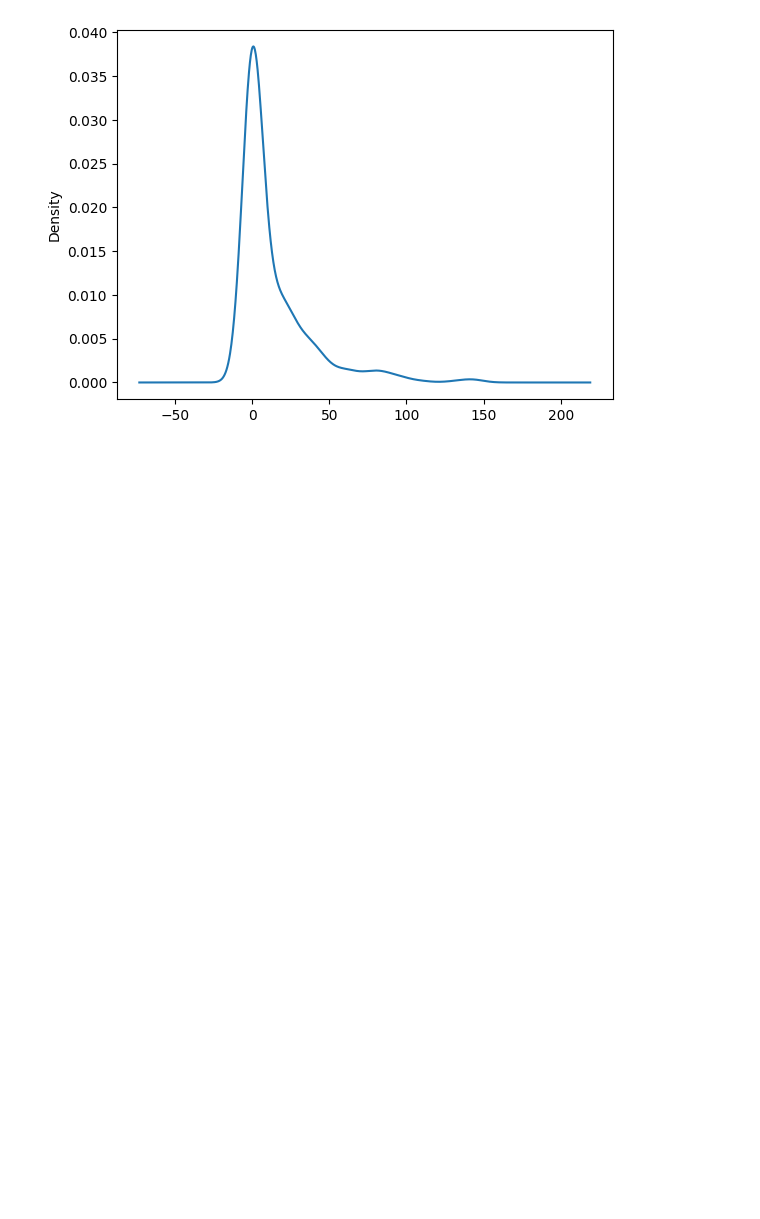
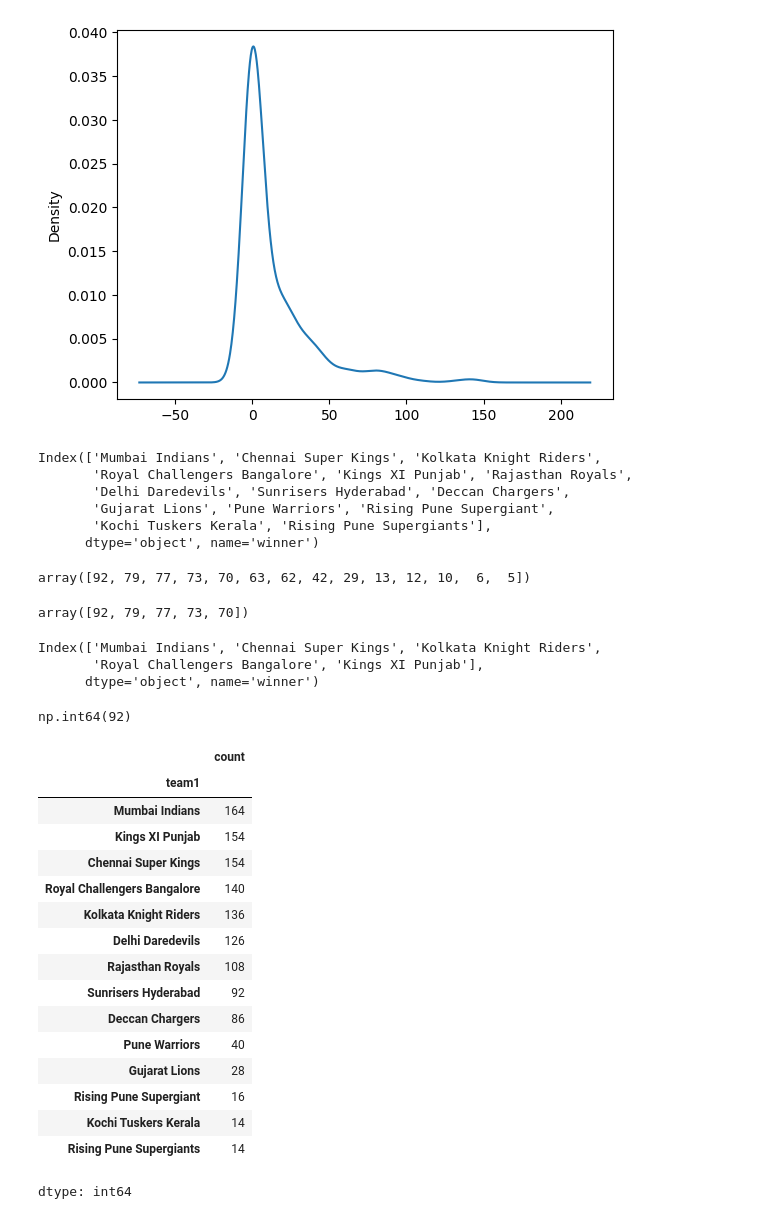
Before and after one commit to RazyAnas/MachineLearning, a Jupyter notebook: Pandas.ipynb, the cells around one changed output. Saved outputs shown, nothing was run; the diff lists cells and outputs as text; code cells hidden in the pictures; blank space fills up the shorter version.

```diff
--- a/Pandas.ipynb
+++ b/Pandas.ipynb
@@ -278,0 +281,47 @@ data['win_by_runs'].plot(kind='density')
+# %%
+myseries.index
+# %% [output]
+Index(['Mumbai Indians', 'Chennai Super Kings', 'Kolkata Knight Riders',
+       'Royal Challengers Bangalore', 'Kings XI Punjab', 'Rajasthan Royals',
+       'Delhi Daredevils', 'Sunrisers Hyderabad', 'Deccan Chargers',
+       'Gujarat Lions', 'Pune Warriors', 'Rising Pune Supergiant',
+       'Kochi Tuskers Kerala', 'Rising Pune Supergiants'],
+      dtype='object', name='winner')
+# %%
+myseries.values
+# %% [output]
+array([92, 79, 77, 73, 70, 63, 62, 42, 29, 13, 12, 10,  6,  5])
+# %%
+myseries.head().values
+# %% [output]
+array([92, 79, 77, 73, 70])
+# %%
+myseries.head().index
+# %% [output]
+Index(['Mumbai Indians', 'Chennai Super Kings', 'Kolkata Knight Riders',
+       'Royal Challengers Bangalore', 'Kings XI Punjab'],
+      dtype='object', name='winner')
+# %%
+myseries['Mumbai Indians']
+# %% [output]
+np.int64(92)
+# %%
+data['team1'].value_counts() + data['team1'].value_counts()
+# %% [output]
+|  | count |
+| team1 |  |
+| Mumbai Indians | 164 |
+| Kings XI Punjab | 154 |
+| Chennai Super Kings | 154 |
+| Royal Challengers Bangalore | 140 |
+| Kolkata Knight Riders | 136 |
+| Delhi Daredevils | 126 |
+| Rajasthan Royals | 108 |
+| Sunrisers Hyderabad | 92 |
+| Deccan Chargers | 86 |
+| Pune Warriors | 40 |
+| Gujarat Lions | 28 |
+| Rising Pune Supergiant | 16 |
+| Kochi Tuskers Kerala | 14 |
+| Rising Pune Supergiants | 14 |
+dtype: int64
```
Also changed, not shown: parts of 1 cell of this notebook.
